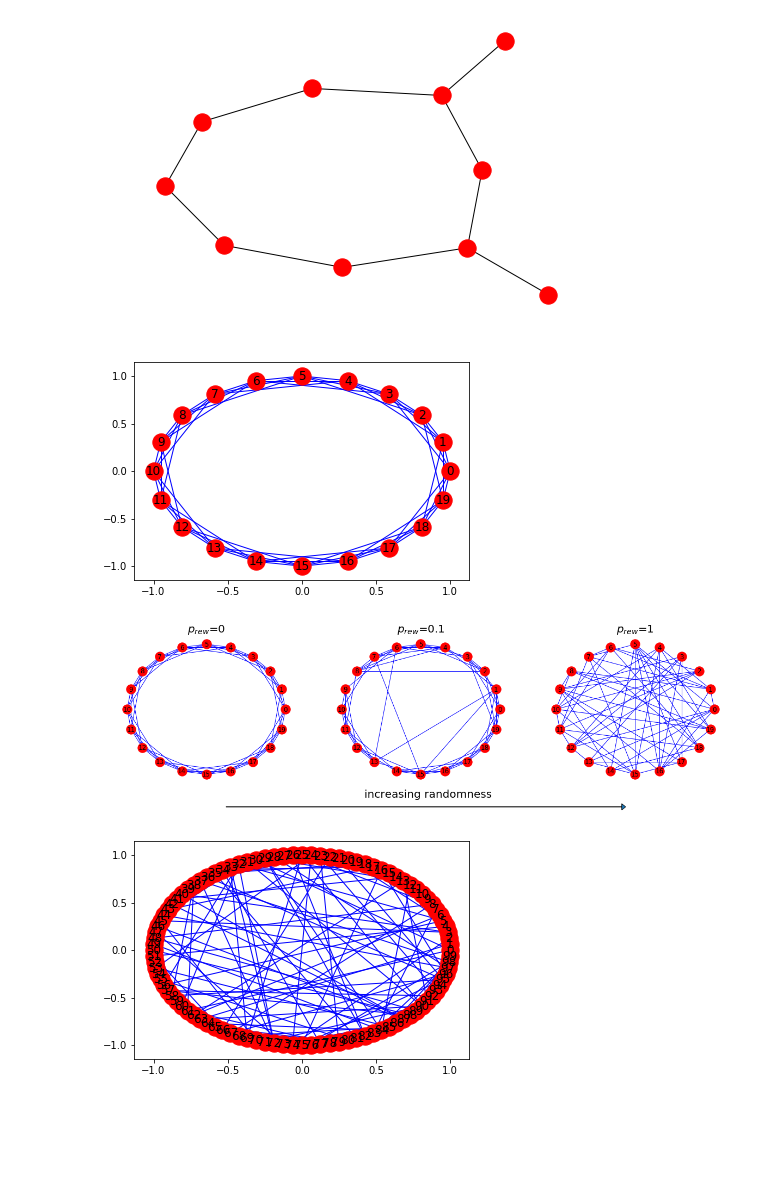
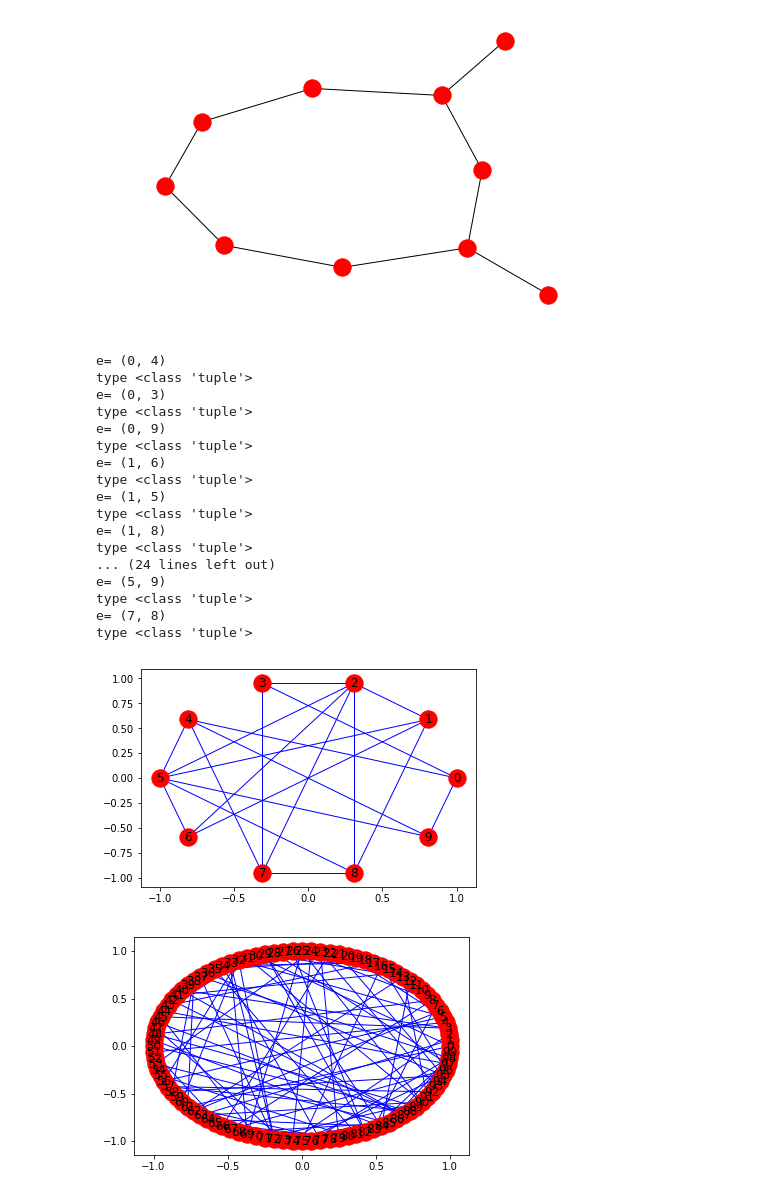
Before and after one commit to rachithaiyappa/information_cascades, a Jupyter notebook: statnet_rough.ipynb, the cells around one changed output. Cells and saved outputs as stored; diff of their text form; code cells hidden in the pictures; blank space fills up the shorter version.

```diff
--- a/statnet_rough.ipynb
+++ b/statnet_rough.ipynb
@@ -114,56 +72,34 @@ nx.draw(G)
 isinstance(..., numbers.Number)
 [figure]
 # %%
-
-G = nx.watts_strogatz_graph(20,6,0)
+G = nx.watts_strogatz_graph(10,4,1)
 nx.draw_networkx(G, pos=nx.circular_layout(G),with_labels=True,nodecolor='r', edge_color='b')
-
-# G = nx.watts_strogatz_graph(20,6,0)
-# nx.draw_networkx(G, pos=nx.circular_layout(G),with_labels=True,nodecolor='r', edge_color='b')
-# plt.axis('off')
-# plt.show()
-# G.edges
-# for e in G.edges() :
-# #     print('len(e)=',len(e))
-#     print('e=',e)
-#     print('type',type(e))
-# #     print('e[0]=',e[0])
-# #     print('e[1]',e[1])
+G.edges
+for e in G.edges() :
+#     print('len(e)=',len(e))
+    print('e=',e)
+    print('type',type(e))
+#     print('e[0]=',e[0])
+#     print('e[1]',e[1])
 # %% [output]
+e= (0, 4)
+type <class 'tuple'>
+e= (0, 3)
+type <class 'tuple'>
+e= (0, 9)
+type <class 'tuple'>
+e= (1, 6)
+type <class 'tuple'>
+e= (1, 5)
+type <class 'tuple'>
+e= (1, 8)
+type <class 'tuple'>
+... (24 lines left out)
+e= (5, 9)
+type <class 'tuple'>
+e= (7, 8)
+type <class 'tuple'>
-[figure, old version]
+[figure, new version]
-# %%
-plt.figure(figsize=(20,5))
-G=nx.watts_strogatz_graph(20,6,0)  #4x4 grid
-
-pos=nx.circular_layout(G)
-
-plt.subplot(131)
-nx.draw(G,pos,with_labels=True,nodecolor='r', edge_color='b')
-plt.title(r'$p_{rew}$=0',fontsize=20)
-plt.text(2, -1.35,'increasing randomness',fontsize='20')
-plt.arrow(0.25, -1.5, 5, 0,head_width=0.1,head_length=0.05, label='blah',clip_on = False)
-
-G=nx.watts_strogatz_graph(20,6,0.1)  #4x4 grid
-
-plt.subplot(132)
-nx.draw(G,pos,with_labels=True,nodecolor='r', edge_color='b')
-plt.title(r'$p_{rew}$=0.1',fontsize=20)
-
-G=nx.watts_strogatz_graph(20,6,1)
-plt.subplot(133)
-nx.draw(G,pos,with_labels=True,nodecolor='r', edge_color='b')
-plt.title(r'$p_{rew}$=1',fontsize=20)
-
-# plt.figure(figsize=(20,5))
-# plt.subplot(111)
-# plt.arrow(0.25, 0.8, 0.5, 0,head_width=0.05,head_length=0.05)
-# plt.title('increasing randomness',fontsize=20)
-# # plt.axis('off')
-
-plt.savefig("four_grids.png",bbox_inches="tight")
-plt.show()
-# %% [output]
-[figure, removed]
 # %%
 G.remove_edge(e[0],e[1])
 nx.draw_networkx(G, pos=nx.circular_layout(G),with_labels=True,nodecolor='r', edge_color='b')
```
Also changed, not shown: parts of 5 cells of this notebook, 53 other files.
